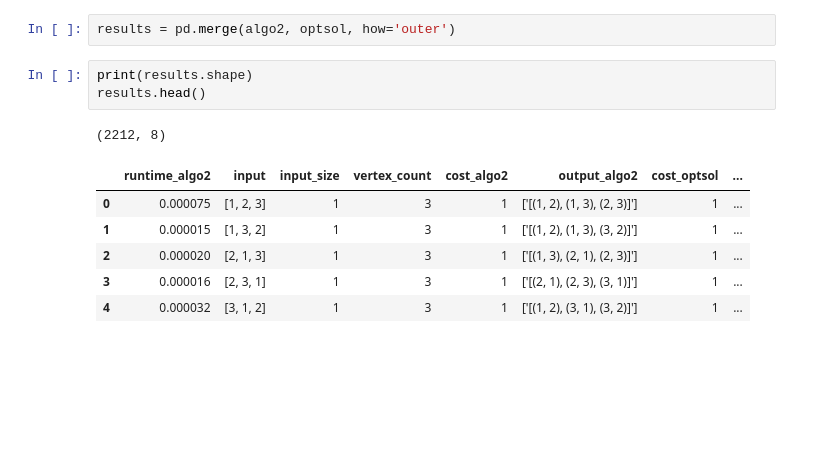
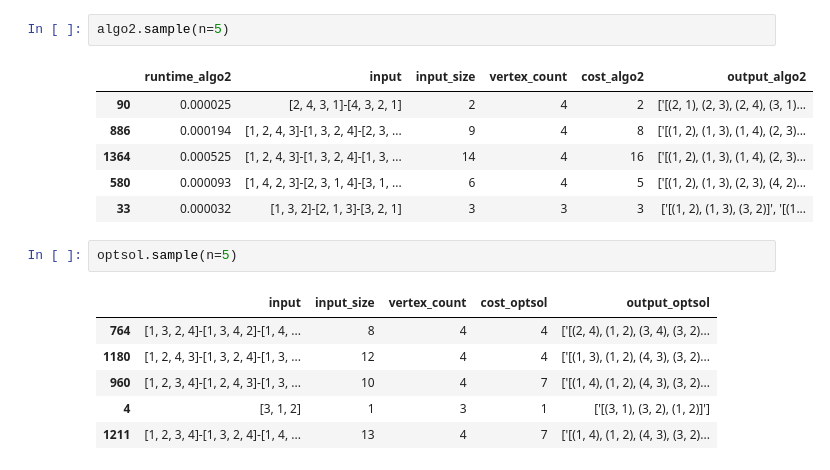
Before and after one commit to cjgsongsong/cs199aclthesis, a Jupyter notebook: results/results-analysis.ipynb, the cells around one changed output. Drawn from its saved outputs; the diff is of its cells as text; blank space fills up the shorter version.

```diff
--- a/results/results-analysis.ipynb
+++ b/results/results-analysis.ipynb
@@ -26,13 +9,18 @@ optsol.head()
-# %%
-results = pd.merge(algo2, optsol, how='outer')
-# %%
-print(results.shape)
-results.head()
-# %% [output]
-(2212, 8)
-|  | runtime_algo2 | input | input_size | vertex_count | cost_algo2 | output_algo2 | cost_optsol | ... |
-| 0 | 0.000075 | [1, 2, 3] | 1 | 3 | 1 | ['[(1, 2), (1, 3), (2, 3)]'] | 1 | ... |
-| 1 | 0.000015 | [1, 3, 2] | 1 | 3 | 1 | ['[(1, 2), (1, 3), (3, 2)]'] | 1 | ... |
-| 2 | 0.000020 | [2, 1, 3] | 1 | 3 | 1 | ['[(1, 3), (2, 1), (2, 3)]'] | 1 | ... |
-| 3 | 0.000016 | [2, 3, 1] | 1 | 3 | 1 | ['[(2, 1), (2, 3), (3, 1)]'] | 1 | ... |
-| 4 | 0.000032 | [3, 1, 2] | 1 | 3 | 1 | ['[(1, 2), (3, 1), (3, 2)]'] | 1 | ... |
+# %%
+algo2.sample(n=5)
+# %% [output]
+|  | runtime_algo2 | input | input_size | vertex_count | cost_algo2 | output_algo2 |
+| 90 | 0.000025 | [2, 4, 3, 1]-[4, 3, 2, 1] | 2 | 4 | 2 | ['[(2, 1), (2, 3), (2, 4), (3, 1)... |
+| 886 | 0.000194 | [1, 2, 4, 3]-[1, 3, 2, 4]-[2, 3, ... | 9 | 4 | 8 | ['[(1, 2), (1, 3), (1, 4), (2, 3)... |
+| 1364 | 0.000525 | [1, 2, 4, 3]-[1, 3, 2, 4]-[1, 3, ... | 14 | 4 | 16 | ['[(1, 2), (1, 3), (1, 4), (2, 3)... |
+| 580 | 0.000093 | [1, 4, 2, 3]-[2, 3, 1, 4]-[3, 1, ... | 6 | 4 | 5 | ['[(1, 2), (1, 3), (2, 3), (4, 2)... |
+| 33 | 0.000032 | [1, 3, 2]-[2, 1, 3]-[3, 2, 1] | 3 | 3 | 3 | ['[(1, 2), (1, 3), (3, 2)]', '[(1... |
+# %%
+optsol.sample(n=5)
+# %% [output]
+|  | input | input_size | vertex_count | cost_optsol | output_optsol |
+| 764 | [1, 3, 2, 4]-[1, 3, 4, 2]-[1, 4, ... | 8 | 4 | 4 | ['[(2, 4), (1, 2), (3, 4), (3, 2)... |
+| 1180 | [1, 2, 4, 3]-[1, 3, 2, 4]-[1, 3, ... | 12 | 4 | 4 | ['[(1, 3), (1, 2), (4, 3), (3, 2)... |
+| 960 | [1, 2, 3, 4]-[1, 2, 4, 3]-[1, 3, ... | 10 | 4 | 7 | ['[(1, 4), (1, 2), (4, 3), (3, 2)... |
+| 4 | [3, 1, 2] | 1 | 3 | 1 | ['[(3, 1), (3, 2), (1, 2)]'] |
+| 1211 | [1, 2, 3, 4]-[1, 3, 2, 4]-[1, 4, ... | 13 | 4 | 7 | ['[(1, 4), (1, 2), (4, 3), (3, 2)... |
```
Also changed, not shown: parts of 11 cells of this notebook.
